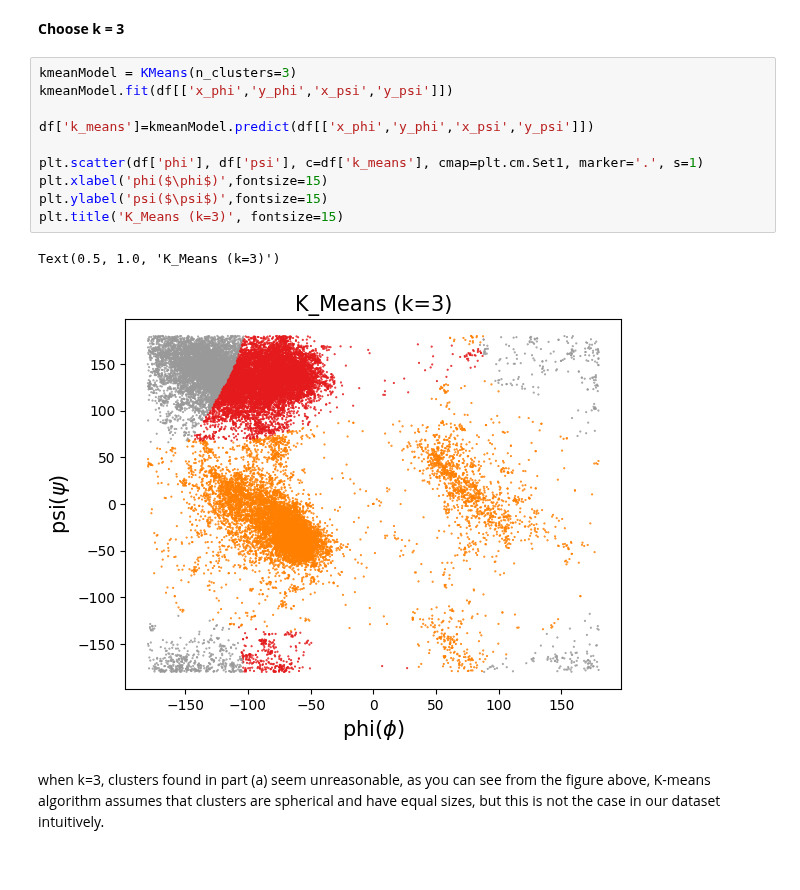
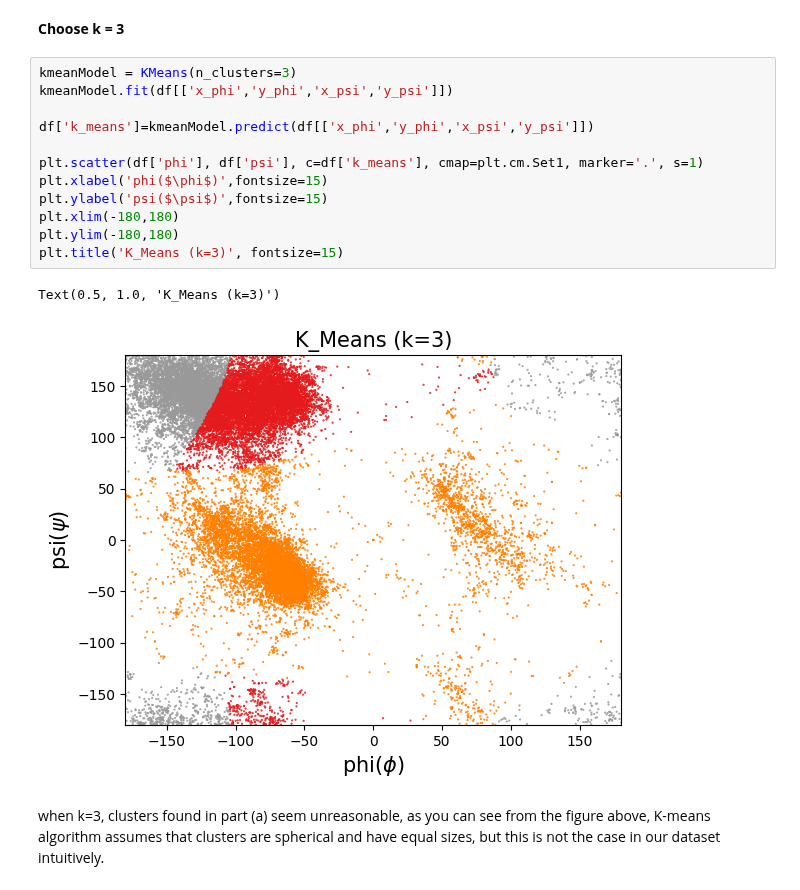
Before and after one commit to chenbin234/DAT405-DIT407-Introduction-to-data-science-and-AI, a Jupyter notebook: Assignment_3/intro_to_AI_ass3_by_Bingcheng.ipynb, the cells around one changed output. Drawn from its saved outputs; the diff is of its cells as text.

```diff
--- a/Assignment_3/intro_to_AI_ass3_by_Bingcheng.ipynb
+++ b/Assignment_3/intro_to_AI_ass3_by_Bingcheng.ipynb
@@ -109,16 +109,18 @@ plt.show()
 # %%
 kmeanModel = KMeans(n_clusters=3)
 kmeanModel.fit(df[['x_phi','y_phi','x_psi','y_psi']])
 
 df['k_means']=kmeanModel.predict(df[['x_phi','y_phi','x_psi','y_psi']])
 
 plt.scatter(df['phi'], df['psi'], c=df['k_means'], cmap=plt.cm.Set1, marker='.', s=1)
 plt.xlabel('phi($\phi$)',fontsize=15)
 plt.ylabel('psi($\psi$)',fontsize=15)
+plt.xlim(-180,180)
+plt.ylim(-180,180)
 plt.title('K_Means (k=3)', fontsize=15)
 # %% [output]
 Text(0.5, 1.0, 'K_Means (k=3)')
-[figure, old version]
+[figure, new version]
 # %% [markdown]
 when k=3, clusters found in part (a) seem unreasonable, as you can see from the figure above, K-means algorithm assumes that clusters are spherical and have equal sizes, but this is not the case in our dataset intuitively.
 # %% [markdown]
```
Also changed, not shown: parts of 15 cells of this notebook.
